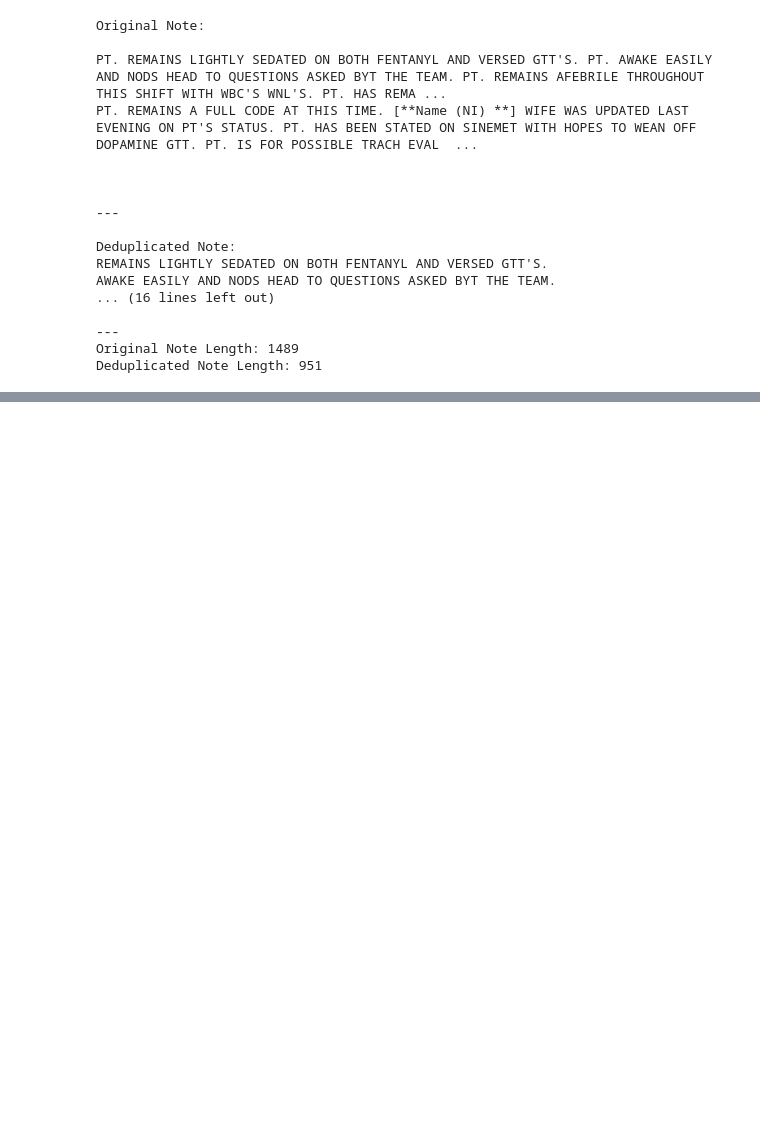
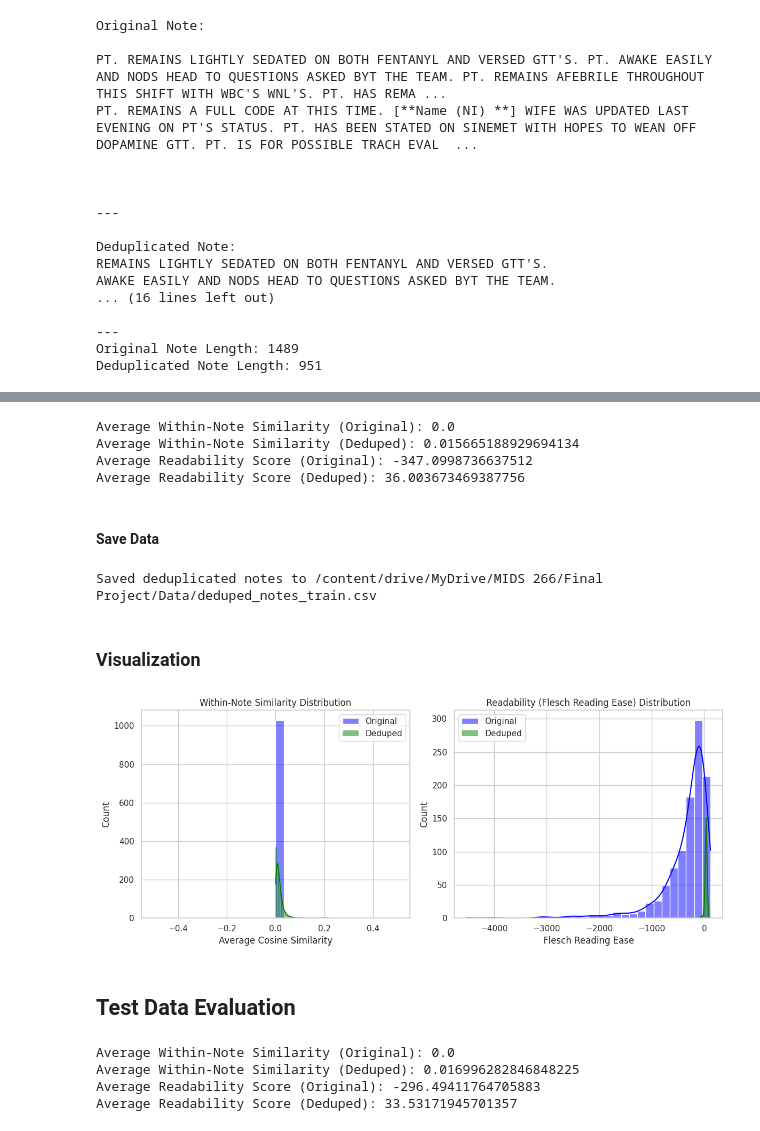
Before and after one commit to JasmolSD/Note-Bloat-NLP, a Jupyter notebook: NoteBloat.ipynb, the cells around one changed output, grey strips where cells are left out. Saved outputs shown, nothing was run; the diff lists cells and outputs as text; code cells hidden in the pictures; blank space fills up the shorter version.

```diff
--- a/NoteBloat.ipynb
+++ b/NoteBloat.ipynb
@@ -1273,0 +1276,62 @@ Evaluate whether reducing internal redundancy improves readability and NLP model
+# %%
+# Create a new column for the deduplicated text.
+df['deduped_text'] = df['TEXT'].apply(lambda x: deduplicate_note_greedy(x, similarity_threshold=0.9))
+# %%
+# Compute metrics for both original and de-bloated text.
+df['orig_within_sim'] = df['clean_text'].apply(compute_within_note_similarity)
+df['deduped_within_sim'] = df['deduped_text'].apply(compute_within_note_similarity)
+
+df['orig_readability'] = df['clean_text'].apply(compute_readability)
+df['deduped_readability'] = df['deduped_text'].apply(compute_readability)
+
+# Display average metrics
+print("Average Within-Note Similarity (Original):", df['orig_within_sim'].mean())
+print("Average Within-Note Similarity (Deduped):", df['deduped_within_sim'].mean())
+print("Average Readability Score (Original):", df['orig_readability'].mean())
+print("Average Readability Score (Deduped):", df['deduped_readability'].mean())
+# %% [output]
+Average Within-Note Similarity (Original): 0.0
+Average Within-Note Similarity (Deduped): 0.015665188929694134
+Average Readability Score (Original): -347.0998736637512
+Average Readability Score (Deduped): 36.003673469387756
+# %% [markdown]
+#### Save Data
+# %%
+file_name = 'deduped_notes_train.csv'
+file_path = data_path + file_name
+df.to_csv(file_path, index=False)
+print(f"Saved deduplicated notes to {file_path}")
+# %% [output]
+Saved deduplicated notes to /content/drive/MyDrive/MIDS 266/Final Project/Data/deduped_notes_train.csv
+# %% [markdown]
+### Visualization
+# %%
+#############################
+# 4. Visualization of Metrics
+#############################
+
+import seaborn as sns
+
+# Plot distribution of similarity scores pre and post deduplication
+plt.figure(figsize=(12, 5))
+plt.subplot(1, 2, 1)
+sns.histplot(df['orig_within_sim'], bins=30, color='blue', label='Original', kde=True)
+sns.histplot(df['deduped_within_sim'], bins=30, color='green', label='Deduped', kde=True)
+plt.title('Within-Note Similarity Distribution')
+plt.xlabel('Average Cosine Similarity')
+plt.legend()
+
+# Plot distribution of readability scores pre and post deduplication
+plt.subplot(1, 2, 2)
+sns.histplot(df['orig_readability'], bins=30, color='blue', label='Original', kde=True)
+sns.histplot(df['deduped_readability'], bins=30, color='green', label='Deduped', kde=True)
+plt.title('Readability (Flesch Reading Ease) Distribution')
+plt.xlabel('Flesch Reading Ease')
+plt.legend()
+
+plt.tight_layout()
+plt.show()
+# %% [output]
+[figure, added]
+# %% [markdown]
+## Test Data Evaluation
@@ -1273,0 +1345,17 @@ Evaluate whether reducing internal redundancy improves readability and NLP model
+# %%
+test_df['orig_within_sim'] = test_df['clean_text'].apply(compute_within_note_similarity)
+test_df['deduped_within_sim'] = test_df['deduped_text'].apply(compute_within_note_similarity)
+
+test_df['orig_readability'] = test_df['clean_text'].apply(compute_readability)
+test_df['deduped_readability'] = test_df['deduped_text'].apply(compute_readability)
+
+# Display average metrics
+print("Average Within-Note Similarity (Original):", test_df['orig_within_sim'].mean())
+print("Average Within-Note Similarity (Deduped):", test_df['deduped_within_sim'].mean())
+print("Average Readability Score (Original):", test_df['orig_readability'].mean())
+print("Average Readability Score (Deduped):", test_df['deduped_readability'].mean())
+# %% [output]
+Average Within-Note Similarity (Original): 0.0
+Average Within-Note Similarity (Deduped): 0.016996282846848225
+Average Readability Score (Original): -296.49411764705883
+Average Readability Score (Deduped): 33.53171945701357
```
Also changed, not shown: parts of 24 cells of this notebook, 4 other files.
